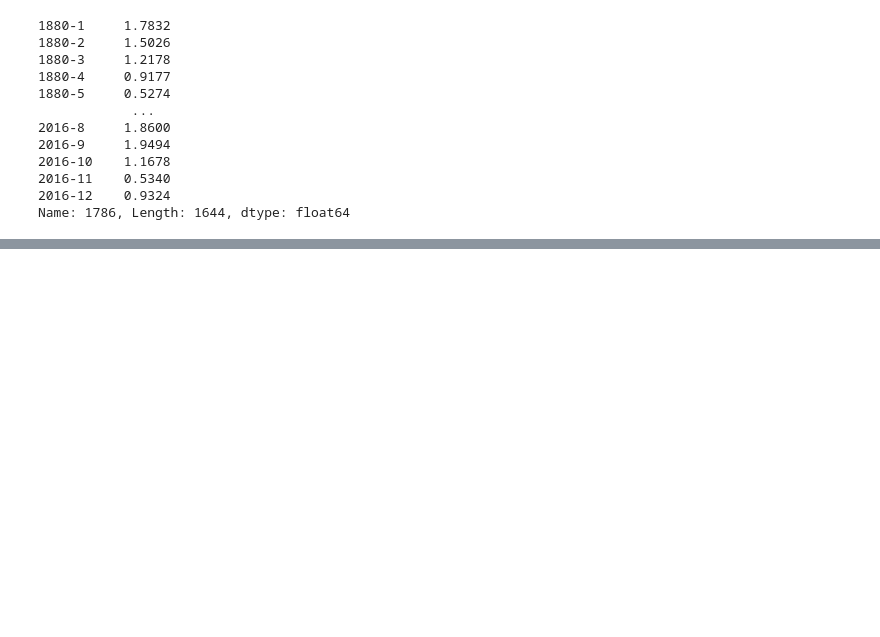
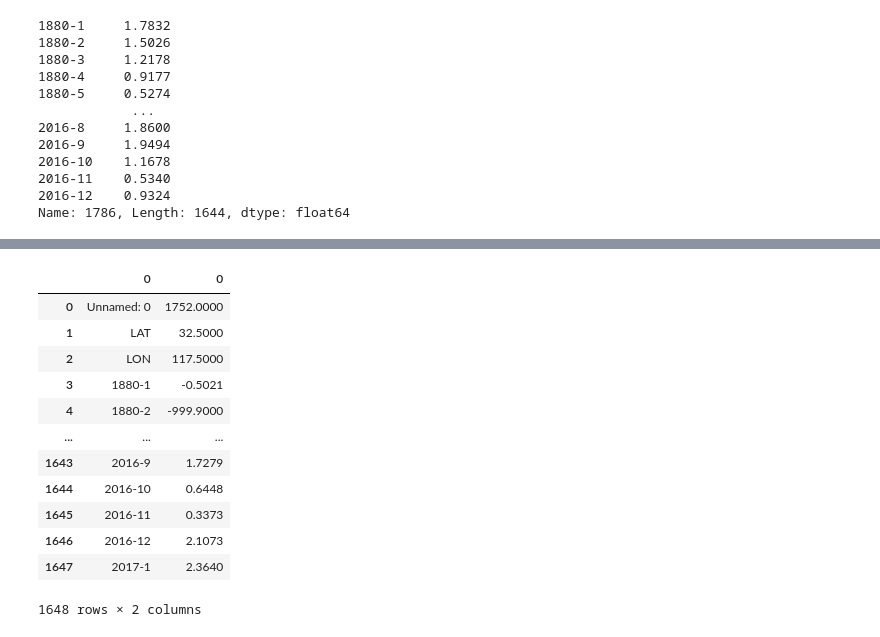
Before and after one commit to jordan-gilmartin/cuyamaca-climatology-analysis, a Jupyter notebook: cuyamaca-climatology-analysis.ipynb, the cells around one changed output, grey strips where cells are left out. Saved outputs shown, nothing was run; the diff lists cells and outputs as text; code cells hidden in the pictures; blank space fills up the shorter version.

Commit message:
adding dataframes to store NOAA column and row data

```diff
--- a/cuyamaca-climatology-analysis.ipynb
+++ b/cuyamaca-climatology-analysis.ipynb
@@ -649,0 +707,34 @@ plt.show()
+# %%
+# Starting 2.11
+# Storing NOAA_results column values in a data frame
+NOAA_columns = pd.DataFrame(NOAA_results.columns.values)
+
+# Storing NOAA_results row values in a data frame for San Diego
+NOAA_rows = pd.DataFrame(NOAA_results.iloc[1751].values)
+
+
+noaa_SD = pd.concat([NOAA_columns, NOAA_rows], axis=1)
+noaa_SD
+
+# NOAA_columns
+# NOAA_rows
+
+
+# # Grabbing lat-lon grid boxes for San Diego, USA and Edmonton, Canada
+# noaa_SD = pd.DataFrame(NOAA_results.iloc[1751])
+# noaa_EDM = pd.DataFrame(NOAA_results.iloc[2038])
+# noaa_SD
+# %% [output]
+|  | 0 | 0 |
+| 0 | Unnamed: 0 | 1752.0000 |
+| 1 | LAT | 32.5000 |
+| 2 | LON | 117.5000 |
+| 3 | 1880-1 | -0.5021 |
+| 4 | 1880-2 | -999.9000 |
+| ... | ... | ... |
+| 1643 | 2016-9 | 1.7279 |
+| 1644 | 2016-10 | 0.6448 |
+| 1645 | 2016-11 | 0.3373 |
+| 1646 | 2016-12 | 2.1073 |
+| 1647 | 2017-1 | 2.3640 |
+1648 rows × 2 columns
```
Also changed, not shown: parts of 30 cells of this notebook.
